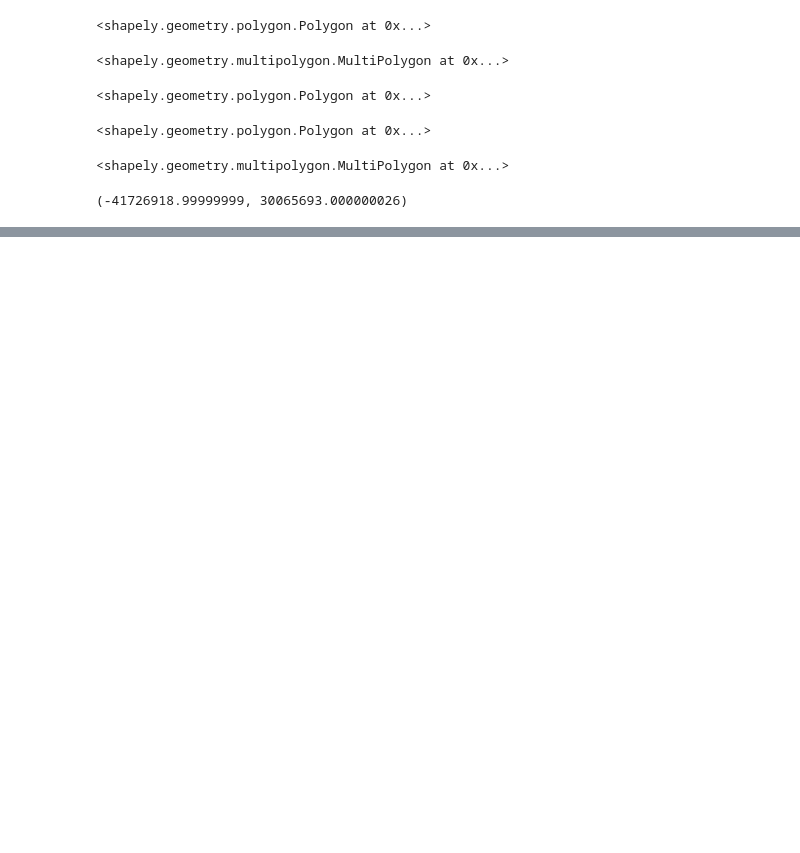
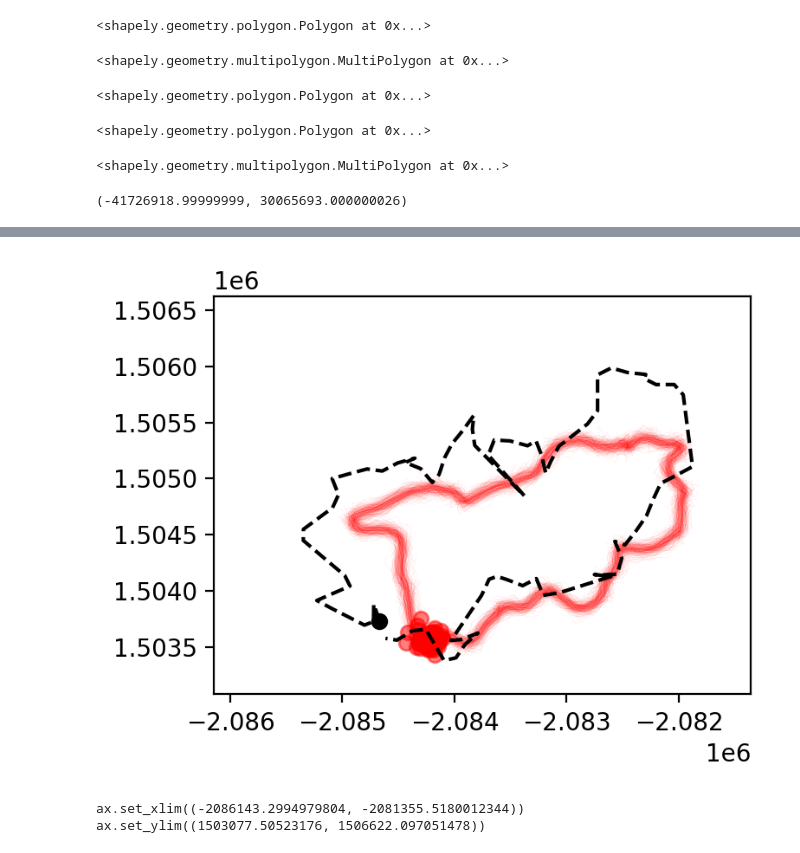
Before and after one commit to tolgacaglar/farsite-devAPI, a Jupyter notebook: src/Untitled.ipynb, the cells around one changed output, grey strips where cells are left out. Saved outputs shown, nothing was run; the diff lists cells and outputs as text; code cells hidden in the pictures; blank space fills up the shorter version.

```diff
--- a/src/Untitled.ipynb
+++ b/src/Untitled.ipynb
@@ -103,0 +423,36 @@ Polygon(shell = zip(xnew,ynew)).exterior.coords[0]
+# %%
+fig, ax = plt.subplots(1,1, figsize=(4,4), dpi=200)
+
+aligned_geom = X[:,0].reshape(100,2)
+# X = validate_geoms_matrix(X, aligned_geom)
+
+i = 0
+c = 'red'
+ls='--'
+ploti = range(0,250)
+lw=0.1
+alpha = 0.2
+pt=0
+
+for i in ploti:
+    # ax.plot(X[::2,i], X[1::2,i], color='black', ls=ls, lw=lw, alpha=alpha)
+    ax.plot(Xt[::2,i], Xt[1::2,i], color='red', ls=ls, lw=lw, alpha=alpha)
+    # ax.plot(Y[::2,i], Y[1::2,i], color='blue', ls=ls, lw=lw, alpha=alpha)
+    ax.plot(Xt[2*pt,i], Xt[2*pt+1,i], color='red', marker='o', alpha=0.5)
+
+
+ax.plot(aligned_geom[:,0], aligned_geom[:,1], 'k--')
+ax.plot(aligned_geom[pt,0], aligned_geom[pt,1], 'ko')
+
+
+ax.set_xlim((-2086143.2994979804, -2081355.5180012344))
+ax.set_ylim((1503077.50523176, 1506622.097051478))
+ax.set_aspect('equal')
+# %% [output]
+[figure, added]
+# %%
+print(f'ax.set_xlim({ax.get_xlim()})')
+print(f'ax.set_ylim({ax.get_ylim()})')
+# %% [output]
+ax.set_xlim((-2086143.2994979804, -2081355.5180012344))
+ax.set_ylim((1503077.50523176, 1506622.097051478))
```
Also changed, not shown: parts of 16 cells of this notebook, 6 other files.
